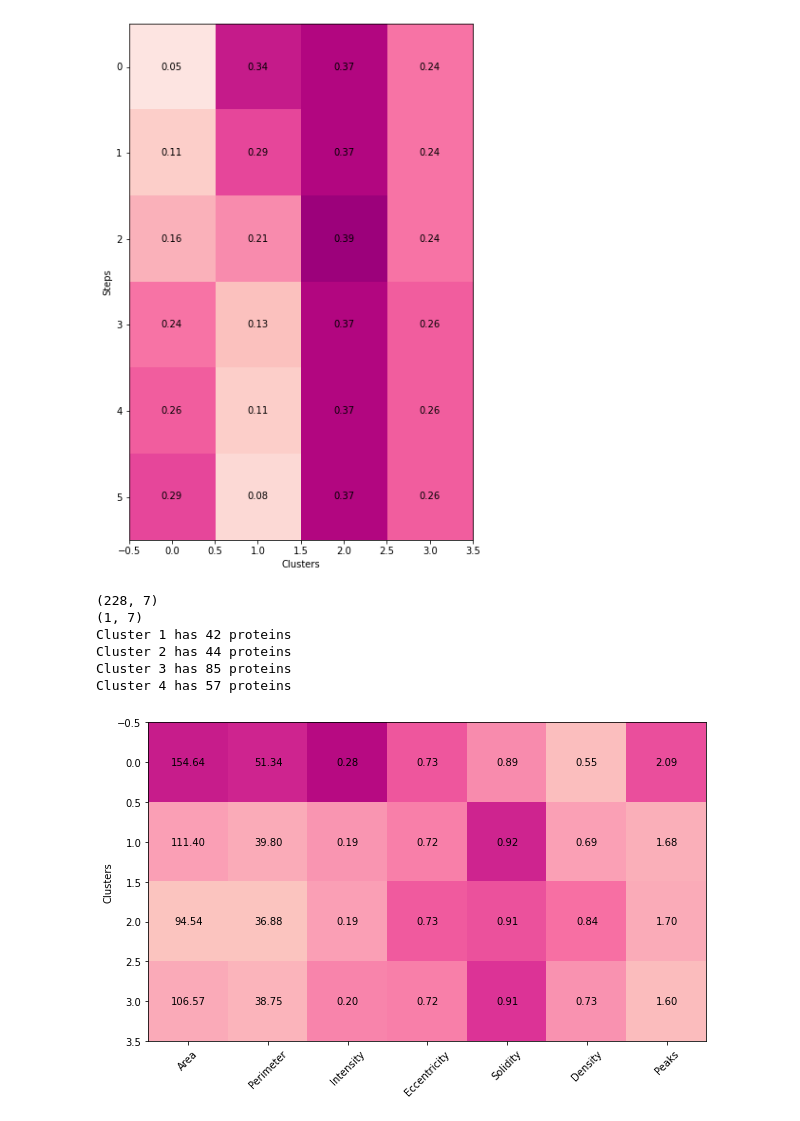
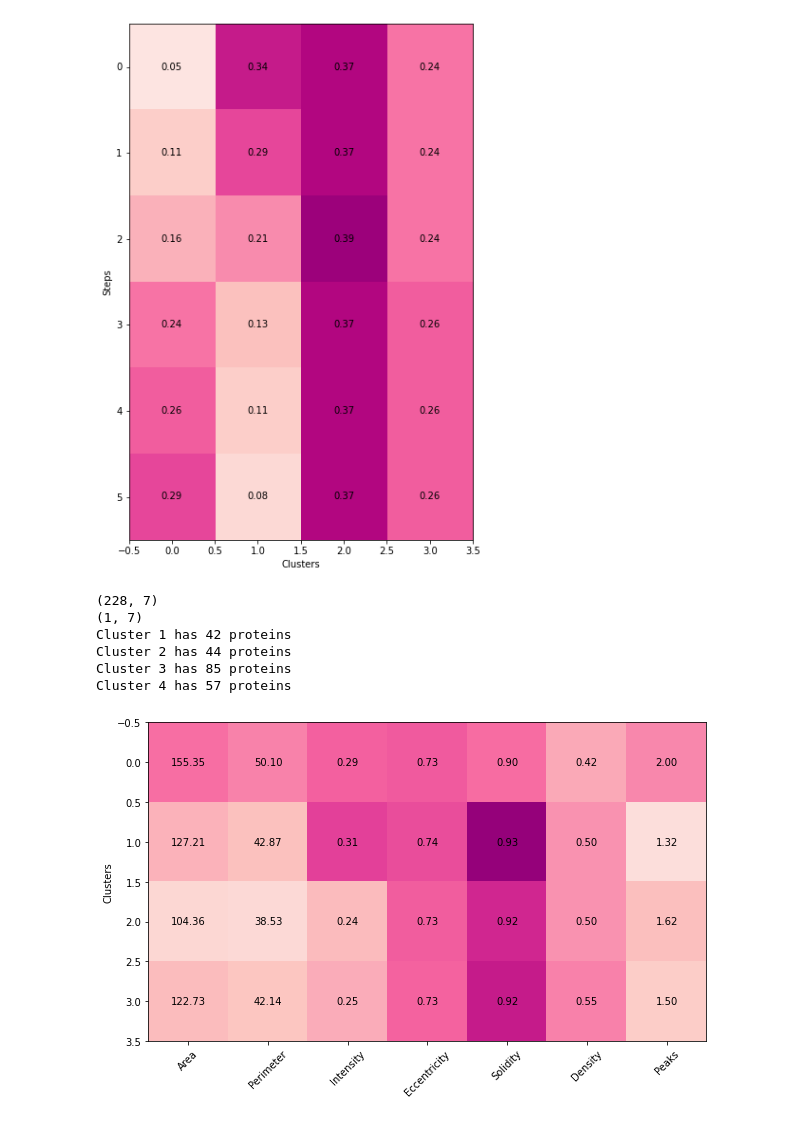
Before and after one commit to FLClab/STED-FM, a Jupyter notebook: experiments/diffusion-experiments/notebooks/als_multidim.ipynb, the cells around one changed output. Drawn from its saved outputs; the diff is of its cells as text; code cells hidden in the pictures.

```diff
--- a/experiments/diffusion-experiments/notebooks/als_multidim.ipynb
+++ b/experiments/diffusion-experiments/notebooks/als_multidim.ipynb
@@ -572,0 +612,34 @@ print(num_plots)
+# %%
+bootstrapped_trajectories = bootstrap(list(set(trajectory_id)), trajectories=trajectories, n=1000)
+
+traj_distances = []
+for i in range(bootstrapped_trajectories.shape[0]):
+    data = bootstrapped_trajectories[i]
+
+    distances_to_target = []
+    for j in range(data.shape[0]):
+        vector = data[j][np.newaxis, ...]
+        sorted_distances = np.sort(cdist(vector, target_avg_feature, metric="euclidean"))[0]
+        d = np.mean(sorted_distances[1:10])
+        distances_to_target.append(d)
+    distances_to_target = np.array(distances_to_target)
+    traj_distances.append(distances_to_target)
+traj_distances = np.array(traj_distances)
+mean, cid, ciu = np.percentile(traj_distances, [50, 5.0, 95], axis=0)
+avg = np.mean(traj_distances, axis=0)
+std = np.mean(traj_distances, axis=0)
+
+fig = plt.figure()
+ax = fig.add_subplot(111)
+ax.plot(mean, color="tab:blue")
+# ax.plot(avg, color="tab:blue")
+ax.fill_between(np.arange(mean.shape[0]), cid, ciu, color="tab:blue", alpha=0.25)
+#ax.fill_between(np.arange(avg.shape[0]), avg - std, avg + std, color="tab:blue", alpha=0.25)
+
+ax.set(
+    ylabel="Distance to DIV25",
+    xlabel="Distance to boundary",
+    xticks=np.arange(mean.shape[0]),
+    xticklabels=["-0.13", "-0.08", "-0.03", "0.03", "0.08", "0.13"]
+)
+plt.show()
@@ -896,7 +971,8 @@ for f, feature_name in enumerate(FEATURES):
 
     feature_trajectory = np.array(feature_trajectory)
     feature_errors = np.array(feature_errors)
-    ax.plot(feature_trajectory, color=cmap(f))
+    print(feature_trajectory.shape)
+    ax.plot(feature_trajectory, marker='.', color=cmap(f))
     ax.annotate(
             FEATURES[f],
             xy=(0.01, 1 - 0.35 * (f + 1)/baseline.shape[1]), color=cmap(f),
@@ -1205,33 +1288,33 @@ for i, cluster_id in enumerate(unique_labels):
     mask = labels == cluster_id
     print(f"Cluster {cluster_id} has {np.sum(mask)} proteins")
     # d_traj = deep_trajectories[mask]
     t_traj = trajectories[mask]
     og_traj = original[mask]
     for feature_idx in range(t_traj.shape[-1]):
-        correlation_matrix[i, feature_idx] = np.mean(t_traj[:, feature_idx])
-        original_matrix[i, feature_idx] = np.mean(og_traj[:, feature_idx])
+        correlation_matrix[i, feature_idx] = np.median(t_traj[:, feature_idx])
+        original_matrix[i, feature_idx] = np.median(og_traj[:, feature_idx])
 
 # final_matrix = np.delete(correlation_matrix, 2, axis=1)
 # final_features = np.delete(FEATURES, 2)
 
 
 fig = plt.figure(figsize=(10, 10))
 ax = fig.add_subplot(111)
 ax.imshow(correlation_matrix, cmap="RdPu", vmin=0, vmax=1)
 for i in range(correlation_matrix.shape[0]):
     for j in range(correlation_matrix.shape[1]):
         ax.text(j, i, f"{original_matrix[i, j]:.2f}",
                 ha="center", va="center", color="black")
 
 ax.set(ylabel="Clusters")
 ax.set_xticks(np.arange(0, correlation_matrix.shape[-1], 1), labels=[FEATURES[i] for i in range(correlation_matrix.shape[-1])], rotation=45)
 plt.show()
 fig.savefig(f"./div12-div25/subtypes.pdf", bbox_inches="tight")
 # %% [output]
 (228, 7)
 (1, 7)
 Cluster 1 has 42 proteins
 Cluster 2 has 44 proteins
 Cluster 3 has 85 proteins
 Cluster 4 has 57 proteins
-[figure, old version]
+[figure, new version]
```
Also changed, not shown: parts of 13 cells of this notebook, 7 other files.
